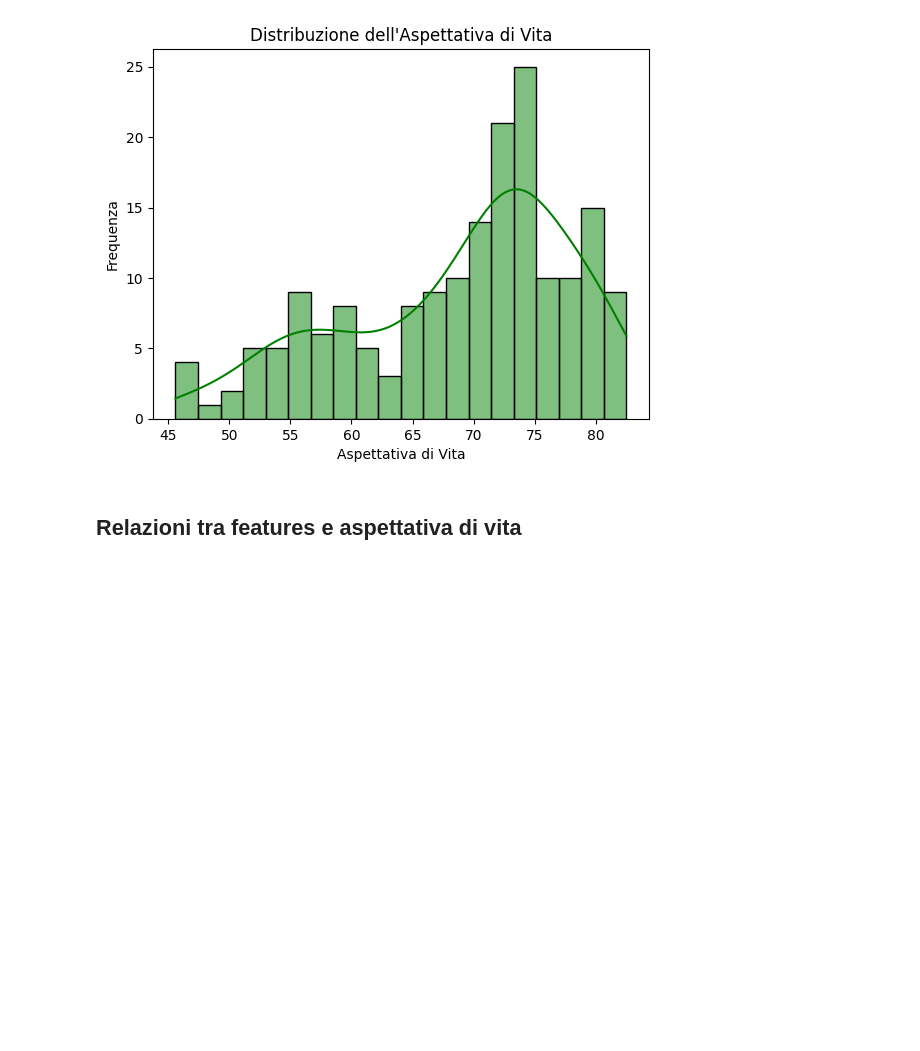
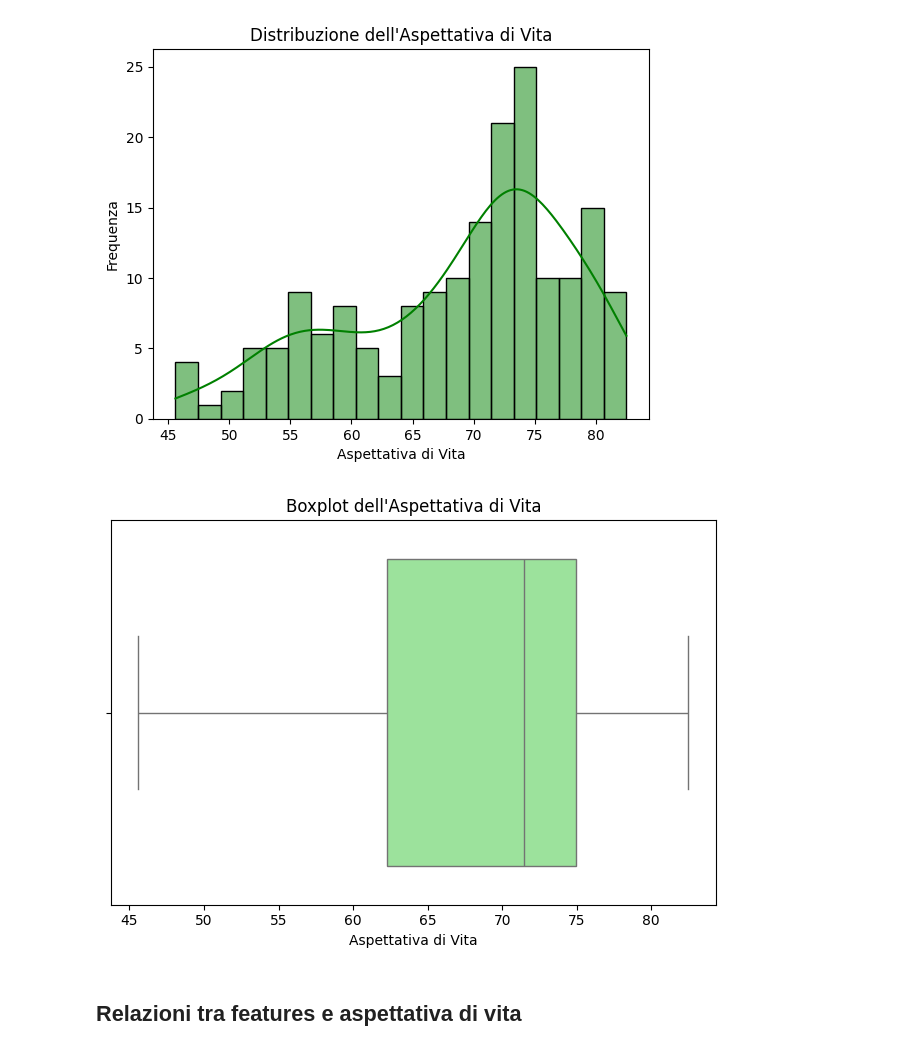
Before and after one commit to SkybunNataliia/Progetto-BigData, a Jupyter notebook: aspettativa_di_vita.ipynb, the cells around one changed output. Cells and saved outputs as stored; diff of their text form; code cells hidden in the pictures; blank space fills up the shorter version.

```diff
--- a/aspettativa_di_vita.ipynb
+++ b/aspettativa_di_vita.ipynb
@@ -156,6 +158,15 @@ plt.ylabel('Frequenza')
 plt.show()
 # %% [output]
 [figure]
+# %%
+sns.boxplot(data=df, x='Life_expectancy', color="lightgreen")
+
+plt.title("Boxplot dell'Aspettativa di Vita")
+plt.xlabel("Aspettativa di Vita")
+plt.tight_layout()
+plt.show()
+# %% [output]
+[figure, added]
 # %% [markdown]
 ## Relazioni tra features e aspettativa di vita
 # %%
```
Also changed, not shown: parts of 9 cells of this notebook.
